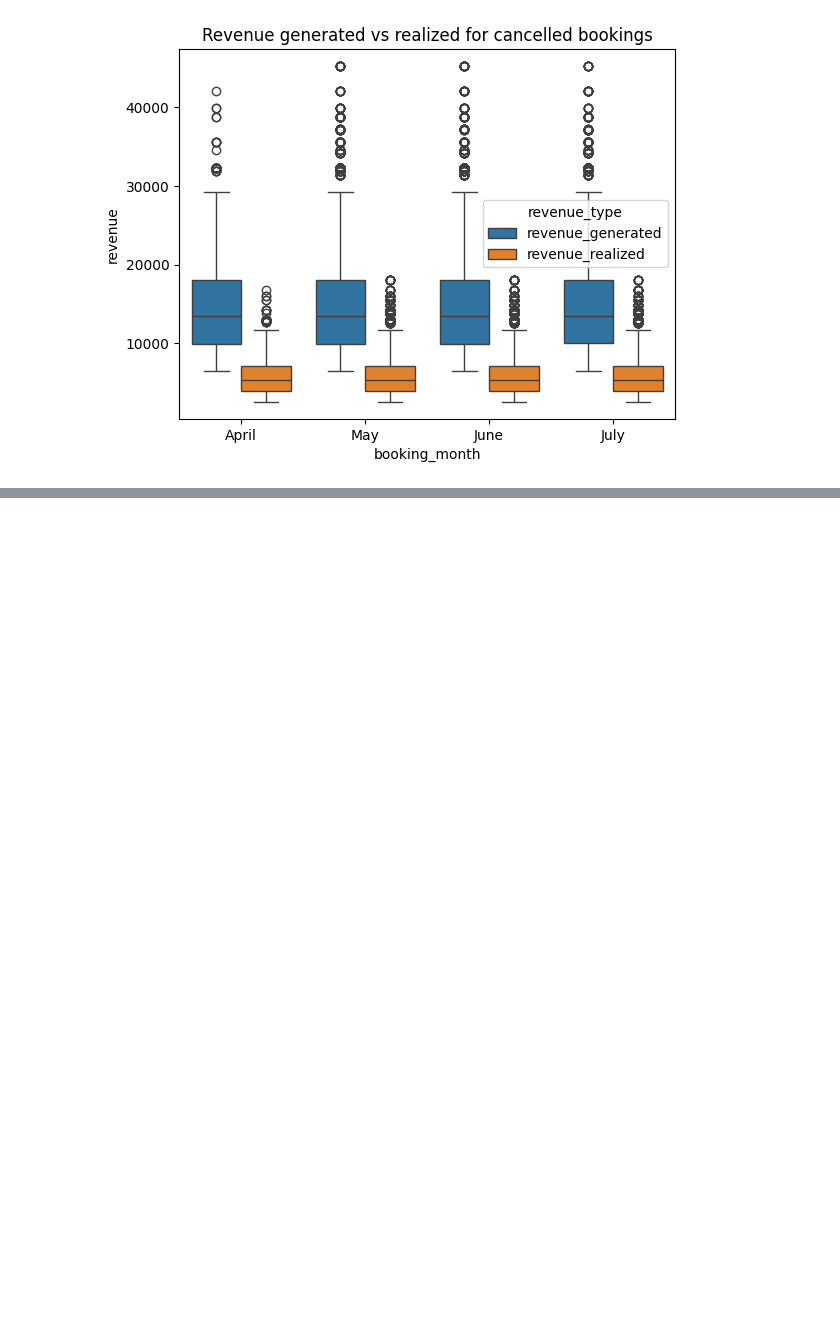
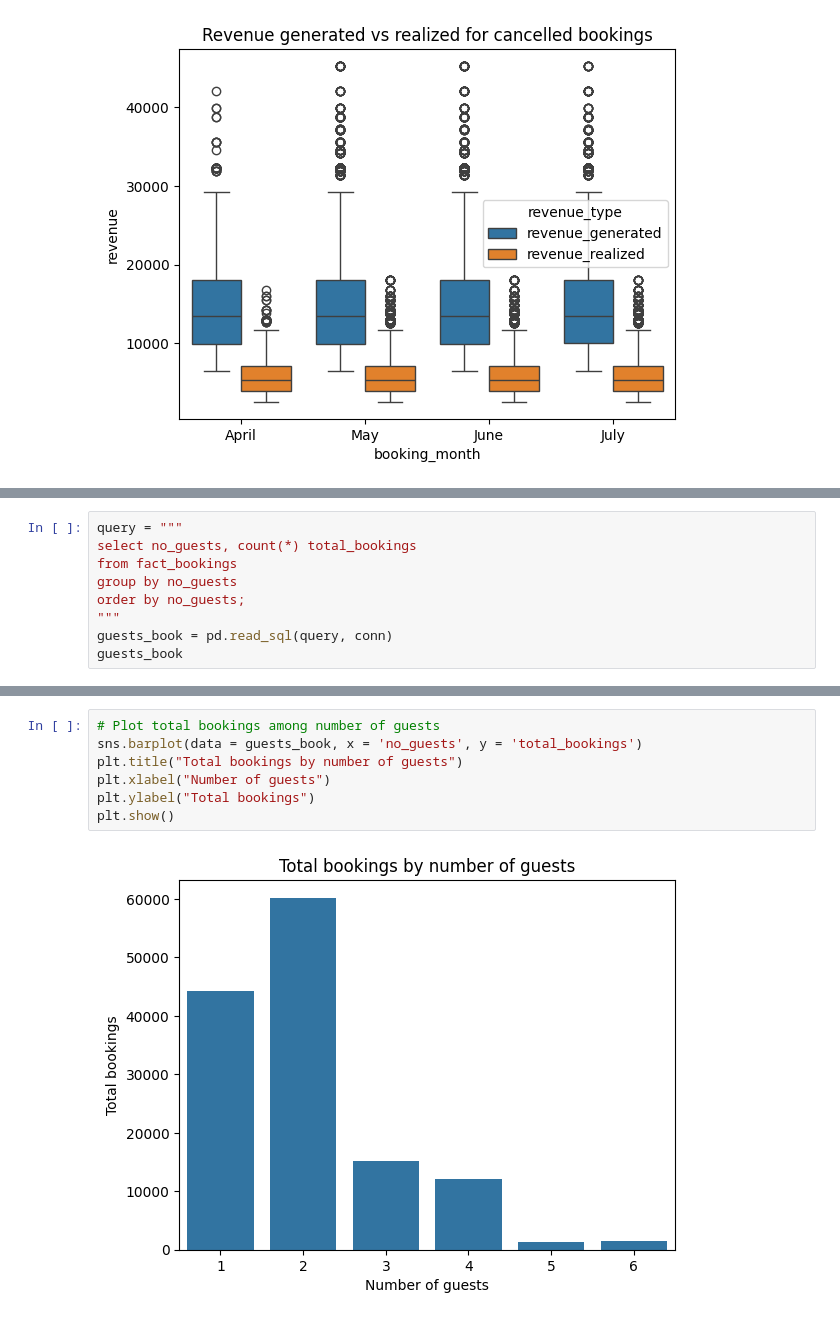
Before and after one commit to Bhuvi128/Hospitality-Revenue-Optimization-Data-analysis, a Jupyter notebook: Hospitality Revenue Optimzation.ipynb, the cells around one changed output, grey strips where cells are left out. Cells and saved outputs as stored; diff of their text form; blank space fills up the shorter version.

```diff
--- a/Hospitality Revenue Optimzation.ipynb
+++ b/Hospitality Revenue Optimzation.ipynb
@@ -901,0 +963,9 @@ plt.show()
+# %%
+query = """
+select no_guests, count(*) total_bookings
+from fact_bookings
+group by no_guests
+order by no_guests;
+"""
+guests_book = pd.read_sql(query, conn)
+guests_book
@@ -901,0 +980,9 @@ plt.show()
+# %%
+# Plot total bookings among number of guests
+sns.barplot(data = guests_book, x = 'no_guests', y = 'total_bookings')
+plt.title("Total bookings by number of guests")
+plt.xlabel("Number of guests")
+plt.ylabel("Total bookings")
+plt.show()
+# %% [output]
+[figure, added]
```
Also changed, not shown: parts of 23 cells of this notebook, 1 other file.
